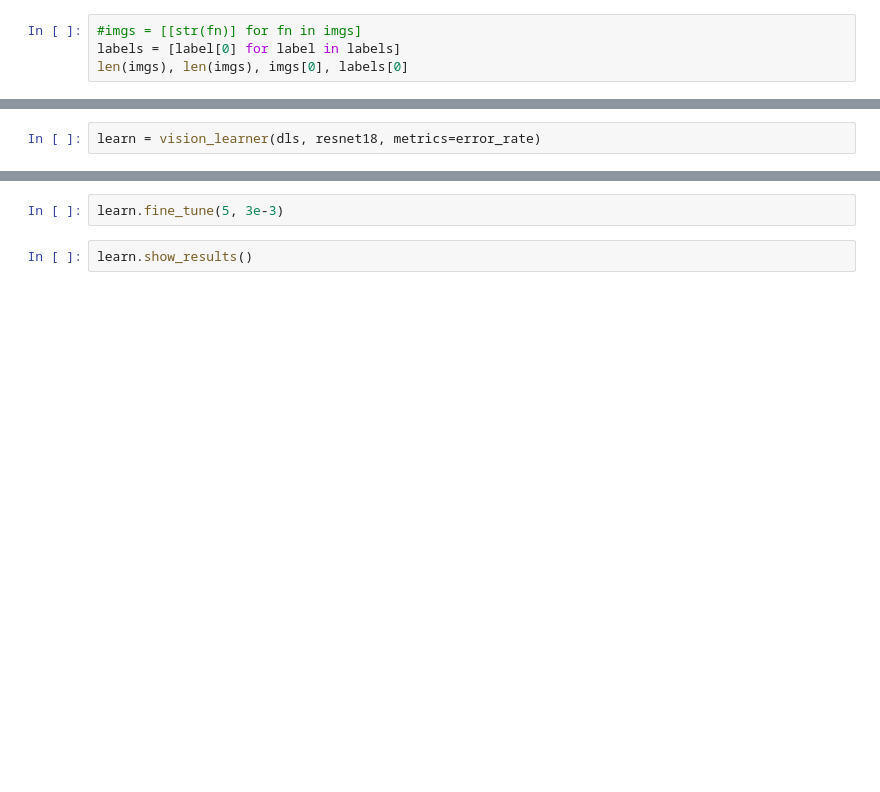
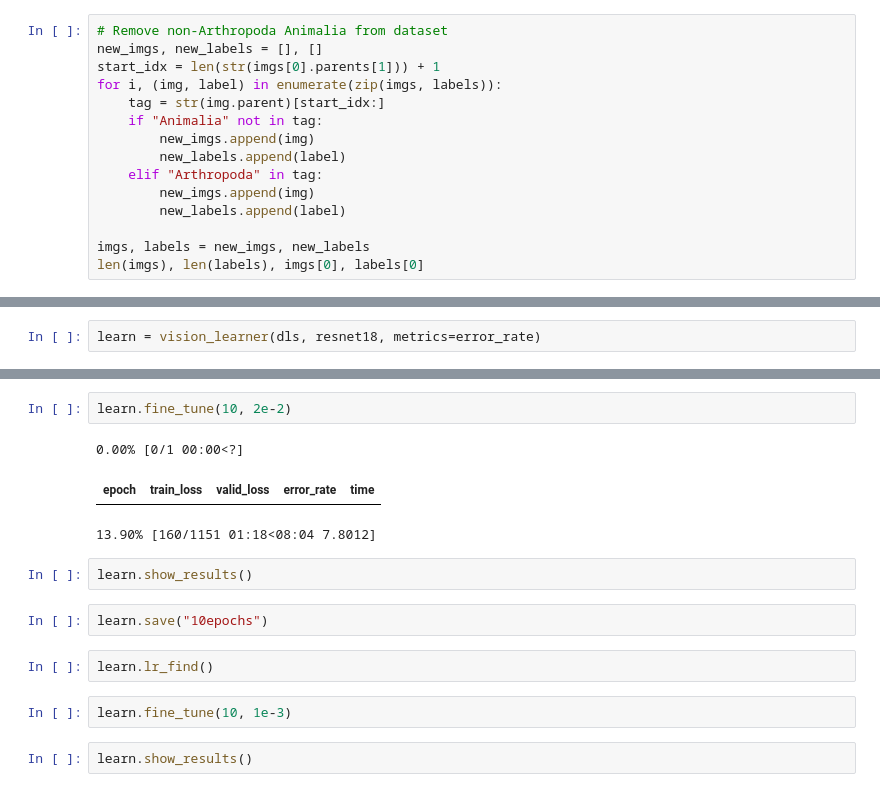
Before and after one commit to LTeder/organick, a Jupyter notebook: train.ipynb, the cells around one changed output, grey strips where cells are left out. Cells and saved outputs as stored; diff of their text form; blank space fills up the shorter version.

Commit message:
Updated training notebook

```diff
--- a/train.ipynb
+++ b/train.ipynb
@@ -26,4 +67,15 @@ len(imgs), len(labels)
 # %%
-#imgs = [[str(fn)] for fn in imgs]
-labels = [label[0] for label in labels]
-len(imgs), len(imgs), imgs[0], labels[0]
+# Remove non-Arthropoda Animalia from dataset
+new_imgs, new_labels = [], []
+start_idx = len(str(imgs[0].parents[1])) + 1
+for i, (img, label) in enumerate(zip(imgs, labels)):
+    tag = str(img.parent)[start_idx:]
+    if "Animalia" not in tag:
+        new_imgs.append(img)
+        new_labels.append(label)
+    elif "Arthropoda" in tag:
+        new_imgs.append(img)
+        new_labels.append(label)
+
+imgs, labels = new_imgs, new_labels
+len(imgs), len(labels), imgs[0], labels[0]
@@ -40,4 +105,16 @@ learn.lr_find()
 # %%
-learn.fine_tune(5, 3e-3)
+learn.fine_tune(10, 2e-2)
+# %% [output]
+0.00% [0/1 00:00<?]
+| epoch | train_loss | valid_loss | error_rate | time |
+13.90% [160/1151 01:18<08:04 7.8012]
+# %%
+learn.show_results()
+# %%
+learn.save("10epochs")
+# %%
+learn.lr_find()
+# %%
+learn.fine_tune(10, 1e-3)
 # %%
 learn.show_results()
```
Also changed, not shown: parts of 10 cells of this notebook.
